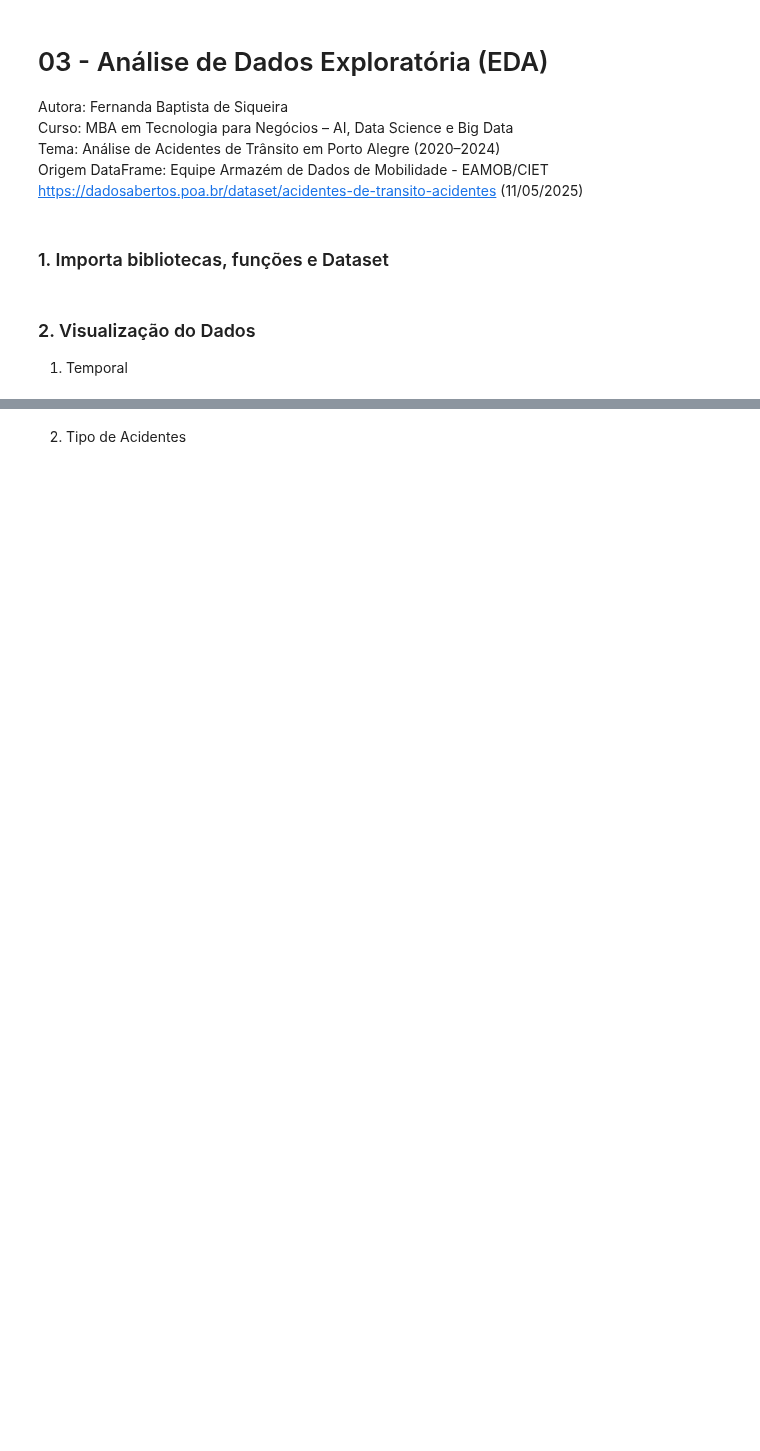
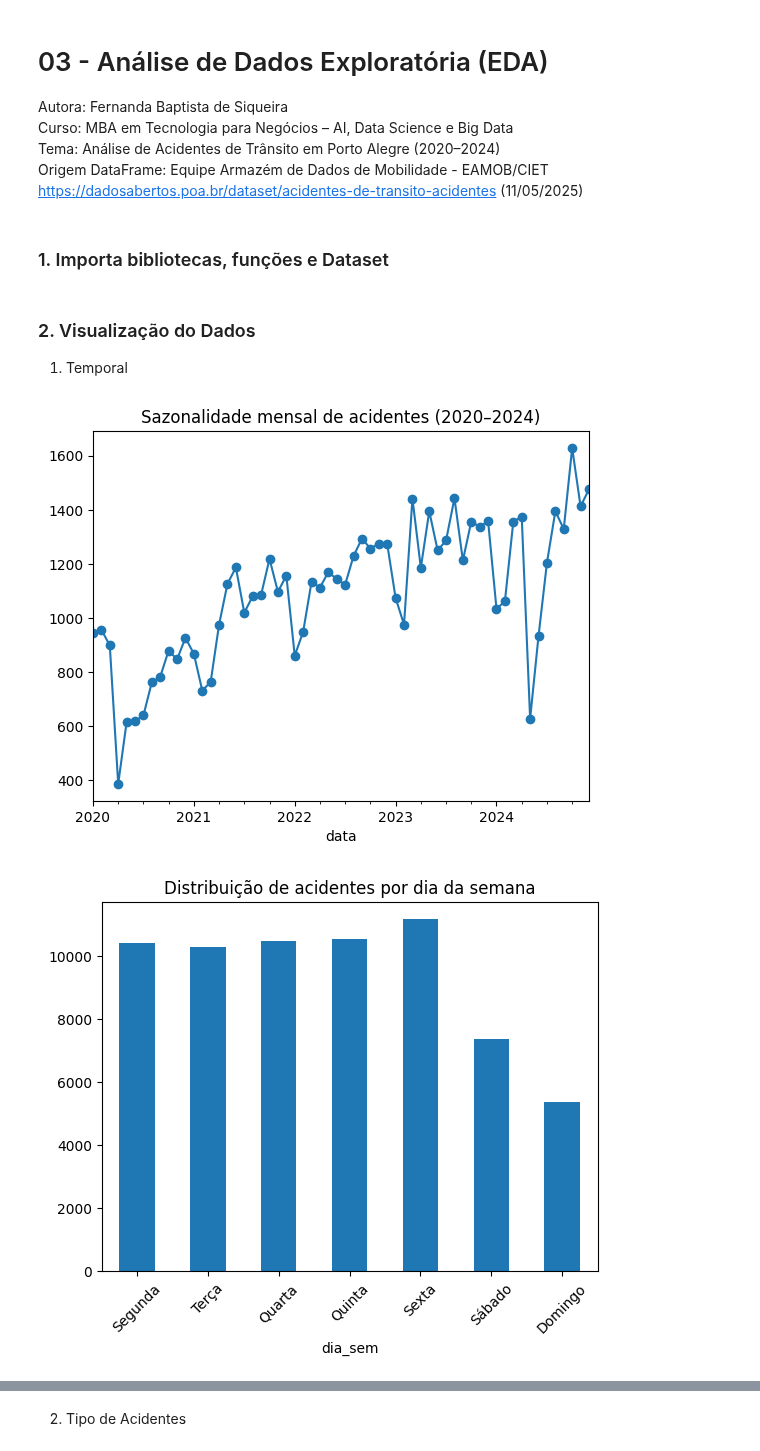
Before and after one commit to nandasiq/acidentes-poa, a Jupyter notebook: notebooks/03_eda.ipynb, the cells around one changed output, grey strips where cells are left out. Saved outputs shown, nothing was run; the diff lists cells and outputs as text; code cells hidden in the pictures; blank space fills up the shorter version.

```diff
--- a/notebooks/03_eda.ipynb
+++ b/notebooks/03_eda.ipynb
@@ -31,0 +22,24 @@ graf_contagem(df, "hora_int", "Distribuição de acidentes por hora do dia", ord
+# %%
+# Sazonalidade mensal
+graf_temporal(df, "data", "idacidente", freq="M", titulo="Sazonalidade mensal de acidentes (2020–2024)")
+
+# Dias da semana
+df = ordenar_dias_semana(df, "dia_sem")
+graf_contagem(df, "dia_sem", "Distribuição de acidentes por dia da semana", rotacao=45, ordenar="indice")
+
+# Horário do dia
+graf_contagem(df, "hora_int", "Distribuição de acidentes por hora do dia", ordenar="indice")
+
+# Acidentes por dia da semana e hora do dia
+graf_heatmap_cont(
+    df,
+    eixo_y="dia_sem",
+    eixo_x="hora_int",
+    titulo="Mapa de calor - Frequência de acidentes por dia da semana e hora do dia",
+    largura=12,
+    altura=6,
+    cmap="OrRd"
+)
+# %% [output]
+[figure, added]
+[figure, added]
```
Also changed, not shown: parts of 9 cells of this notebook, 3 other files.
